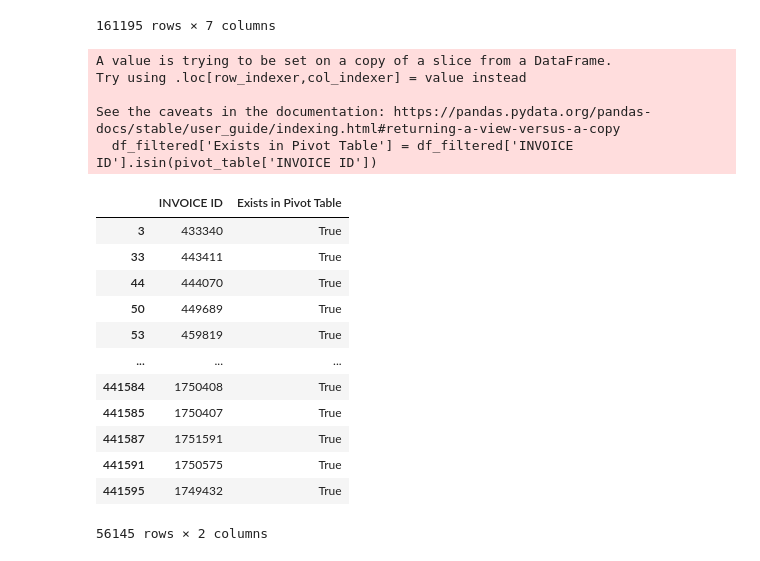
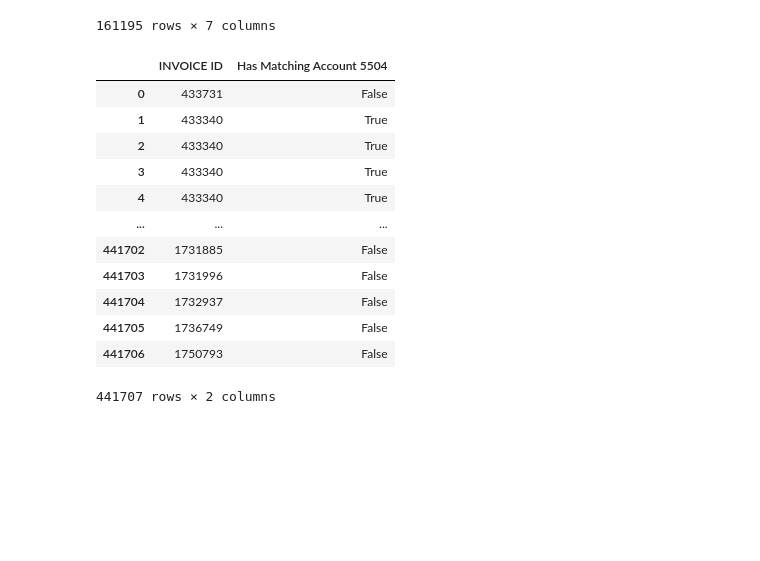
Before and after one commit to Zhuwaki/diverzify_freight_analysis, a Jupyter notebook: notebooks/nigel/nigel_09042025_project_analysis.ipynb, the cells around one changed output. Drawn from its saved outputs; the diff is of its cells as text; code cells hidden in the pictures; blank space fills up the shorter version.

```diff
--- a/notebooks/nigel/nigel_09042025_project_analysis.ipynb
+++ b/notebooks/nigel/nigel_09042025_project_analysis.ipynb
@@ -64,31 +57,26 @@ pivot_table
 | 161193 | Longvine | SPWV33527 | 503059 | 121591 | Custom Floors | 1 | 1 |
 | 161194 | Amphibious Zoo | SPWV33529 | 441907 | 128903 | Bering LLC | 1 | 1 |
 161195 rows × 7 columns
-# %%
-# Filter df for rows with ACCOUNT 5504
-df_filtered = df[df['ACCOUNT'] == 5504]
-
-# Check if the INVOICE ID exists in pivot_table
-df_filtered['Exists in Pivot Table'] = df_filtered['INVOICE ID'].isin(pivot_table['INVOICE ID'])
-
-# Display the result
-df_filtered[['INVOICE ID', 'Exists in Pivot Table']]
-# %% [output]
-A value is trying to be set on a copy of a slice from a DataFrame.
-Try using .loc[row_indexer,col_indexer] = value instead
-
-See the caveats in the documentation: https://pandas.pydata.org/pandas-docs/stable/user_guide/indexing.html#returning-a-view-versus-a-copy
-  df_filtered['Exists in Pivot Table'] = df_filtered['INVOICE ID'].isin(pivot_table['INVOICE ID'])
-|  | INVOICE ID | Exists in Pivot Table |
-| 3 | 433340 | True |
-| 33 | 443411 | True |
-| 44 | 444070 | True |
-| 50 | 449689 | True |
-| 53 | 459819 | True |
-| ... | ... | ... |
-| 441584 | 1750408 | True |
-| 441585 | 1750407 | True |
-| 441587 | 1751591 | True |
-| 441591 | 1750575 | True |
-| 441595 | 1749432 | True |
-56145 rows × 2 columns
+# %%
+# Filter rows where ACCOUNT is 5504
+matching_invoices = df[df['ACCOUNT'] == 5504]
+
+# Check if INVOICE ID exists in the filtered DataFrame
+df['Has Matching Account 5504'] = df['INVOICE ID'].isin(matching_invoices['INVOICE ID'])
+
+# Display the result
+df[['INVOICE ID', 'Has Matching Account 5504']]
+# %% [output]
+|  | INVOICE ID | Has Matching Account 5504 |
+| 0 | 433731 | False |
+| 1 | 433340 | True |
+| 2 | 433340 | True |
+| 3 | 433340 | True |
+| 4 | 433340 | True |
+| ... | ... | ... |
+| 441702 | 1731885 | False |
+| 441703 | 1731996 | False |
+| 441704 | 1732937 | False |
+| 441705 | 1736749 | False |
+| 441706 | 1750793 | False |
+441707 rows × 2 columns
```
Also changed, not shown: parts of 5 cells of this notebook, 2 other files.
